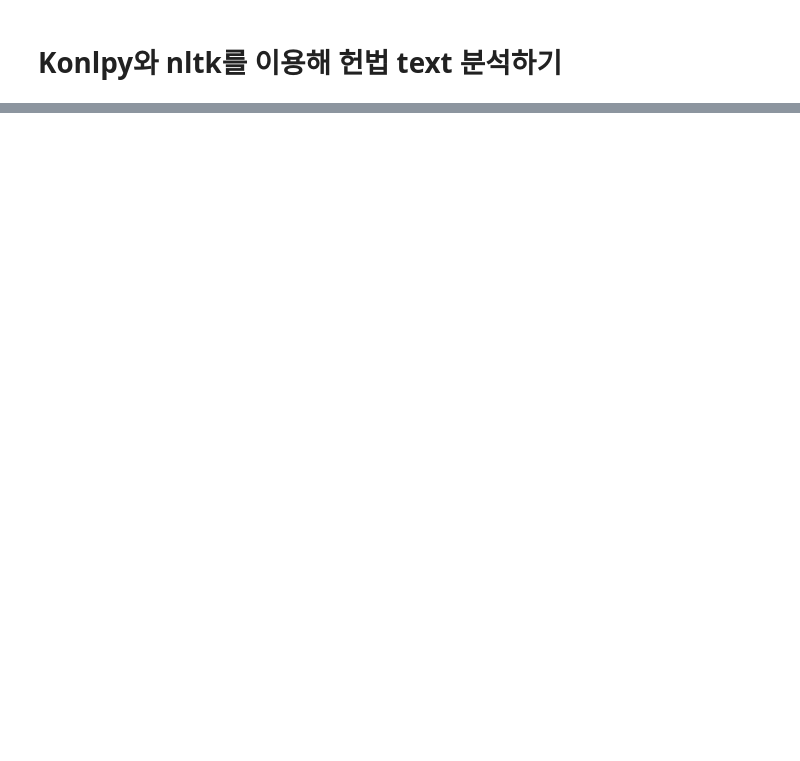
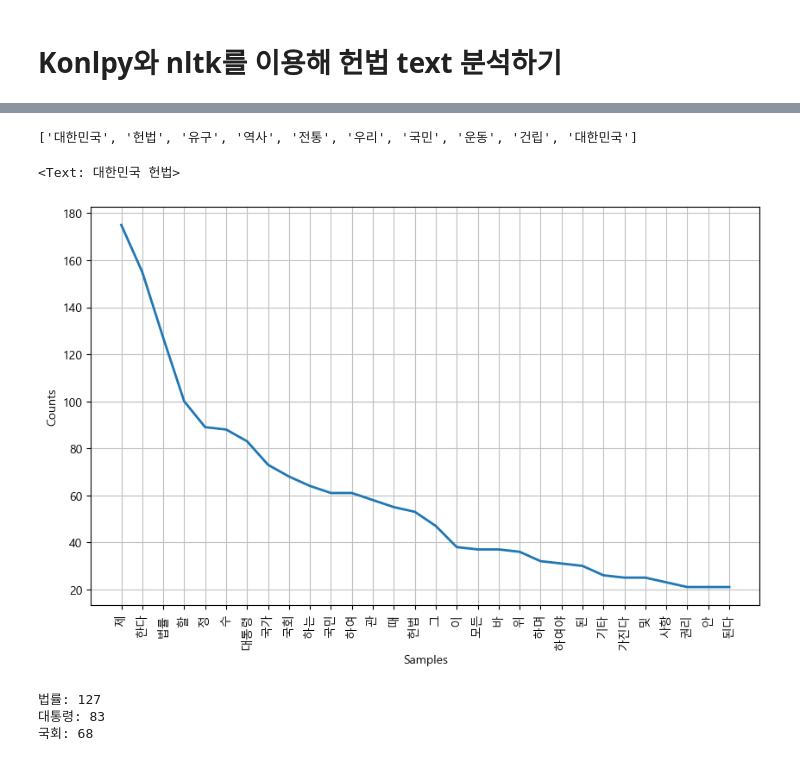
Before and after one commit to kgmyhGit/SKN06, a Jupyter notebook: 10_NLP_Preprocessing/03_KoNLPy.ipynb, the cells around one changed output, grey strips where cells are left out. Cells and saved outputs as stored; diff of their text form; code cells hidden in the pictures; blank space fills up the shorter version.

```diff
--- a/10_NLP_Preprocessing/03_KoNLPy.ipynb
+++ b/10_NLP_Preprocessing/03_KoNLPy.ipynb
@@ -64,2 +283,12 @@ txt = 'KoNLPy는 한국어 정보처리를 위한 파이썬 패키지입니다.
 # %% [markdown]
 # Konlpy와 nltk를 이용해 헌법 text 분석하기
+# %%
+from nltk import Text, FreqDist
+from konlpy.tag import Okt
+from konlpy.corpus import kolaw
+from wordcloud import WordCloud
+
+with kolaw.open("constitution.txt") as fr:
+    constitution = fr.read()
+
+constitution[:100]
@@ -65,0 +297,6 @@ txt = 'KoNLPy는 한국어 정보처리를 위한 파이썬 패키지입니다.
+# %%
+# 토큰화 -> 형태소 단위
+okt = Okt()
+tokens = okt.pos(constitution) # 품사부착
+print(len(tokens))
+print(tokens[:5])
@@ -65,0 +306,5 @@ txt = 'KoNLPy는 한국어 정보처리를 위한 파이썬 패키지입니다.
+# %%
+#  명사,  동사 만 추출
+# okt.tagset
+tokens = [token for token, pos in tokens if pos in ['Verb', 'Noun']]
+tokens
@@ -65,0 +329,29 @@ txt = 'KoNLPy는 한국어 정보처리를 위한 파이썬 패키지입니다.
+# %%
+# 명사만 추출
+noun_tokens = okt.nouns(constitution)
+noun_tokens[:10]
+# %% [output]
+['대한민국', '헌법', '유구', '역사', '전통', '우리', '국민', '운동', '건립', '대한민국']
+# %%
+# Text객체를 생성해서 EDA
+text = Text(tokens, name="대한민국 헌법")
+text
+# %% [output]
+<Text: 대한민국 헌법>
+# %%
+# 빈도수 그래프
+import matplotlib.pyplot as plt
+plt.figure(figsize=(10, 6))
+text.plot(30)
+plt.show()
+# %% [output]
+[figure, added]
+# %%
+# 특정 단어들의 빈수
+print("법률:", text.count('법률'))
+print("대통령:", text.count('대통령'))
+print("국회:", text.count("국회"))
+# %% [output]
+법률: 127
+대통령: 83
+국회: 68
```
Also changed, not shown: parts of 30 cells of this notebook.
